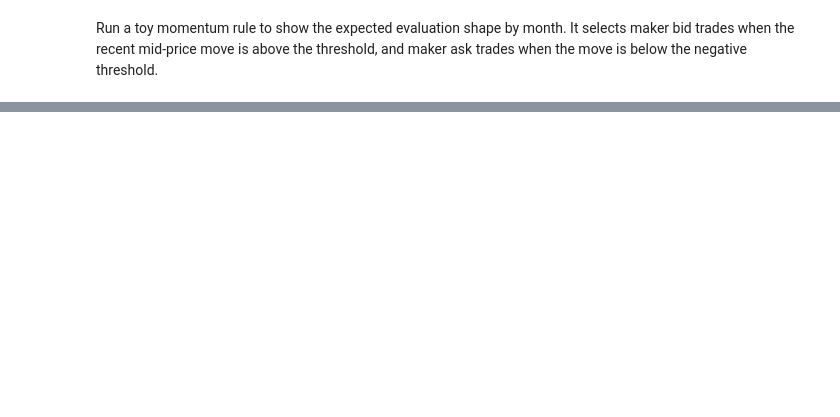
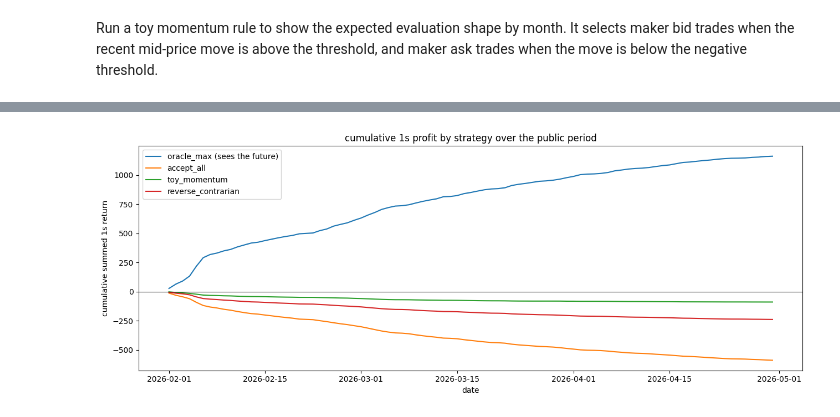
Before and after one commit to AntoineduFresne/crypto-market-making-ml, a Jupyter notebook: notebooks/starter_samples.ipynb, the cells around one changed output, grey strips where cells are left out. Cells and saved outputs as stored; diff of their text form; code cells hidden in the pictures; blank space fills up the shorter version.

Commit message:
Final solution: notebook (both problems), writeup, journal, trained models

```diff
--- a/notebooks/starter_samples.ipynb
+++ b/notebooks/starter_samples.ipynb
@@ -83,0 +436,98 @@ toy_strategy_stats(samples, threshold_bps=0.0)
+# %%
+# A few baselines before any model, just to know what I'm aiming at. The score of any rule is
+# the summed return over the trades it takes, sum_{x in A} pi(x), with pi(x) =
+# profit_1s_with_rebate. I build a few choices of the taken set A and compare their sums.
+import numpy as np
+import pandas as pd
+
+# pi(x) for every trade, as a plain numpy array (pulled once so the helper doesn't recopy millions of rows).
+ret_np    = samples["profit_1s_with_rebate"].to_numpy()
+# each trade's month label "YYYYMM" (first 6 chars of its "YYYYMMDD" date), used to group by month.
+month_arr = samples["date"].str[:6].to_numpy()
+
+# Helper: score one rule. Given a boolean mask A (take = True), group the taken trades by month
+# and report, per month: how many were taken, the summed return sum pi (the real score), the mean
+# return in bps (mean pi * 1e4), and the 90th percentile in bps. Same code scores every rule.
+def strategy_stats(selected_mask, name):
+    # force a numpy bool array so it can index ret_np / month_arr
+    m = np.asarray(selected_mask)
+    # the taken returns ret_np[m], grouped by their month month_arr[m]
+    g = pd.Series(ret_np[m]).groupby(month_arr[m])
+    out = pd.DataFrame({
+        "selected":      g.size(),                      # |A_month|: count of taken trades
+        "sum_profit_1s": g.sum(),                       # sum_{x in A_month} pi(x): the score
+        "avg_bps":       g.mean() * 1e4,                # mean pi over the month, *1e4 -> bps
+        "p90_bps":       g.quantile(0.9) * 1e4,         # 90th percentile of pi, *1e4 -> bps
+    }).reset_index(names="month")
+    # tag each row with the rule's name so several rules stack into one table
+    out.insert(0, "strategy", name)
+    return out
+
+# the one feature the starter hands me: SOL's mid drift over the second before the cutoff,
+# i.e. Delta(x) as a normalized return (the sol_mid_move_1s_bps of the toy-strategy note above).
+sig = samples["sol_mid_move_1s_bps"]
+# our maker side: dir = "bid" means our resting buy got hit (a long) (the agressor sell)
+is_bid = samples["dir"] == "bid"
+# dir = "ask" means our resting sell got hit (a short)
+is_ask = samples["dir"] == "ask"
+# momentum: take when the recent drift points our way (long after an up-move, short after a down-move)
+toy_sel = (is_bid & (sig > 0.0)) | (is_ask & (sig < 0.0))
+# contrarian: the exact opposite mask, only there to check momentum has the right sign
+rev_sel = (is_bid & (sig < 0.0)) | (is_ask & (sig > 0.0))
+# oracle: take exactly the winners, pi(x) > 0. This cheats (pi looks 1s ahead);
+oracle_sel = samples["profit_1s_with_rebate"] > 0
+
+# score the three rules and stack them, sorted by rule then month
+strat = pd.concat([
+    strategy_stats(oracle_sel, "oracle_max"),
+    strategy_stats(toy_sel, "toy_momentum"),
+    strategy_stats(rev_sel, "reverse_contrarian"),
+], ignore_index=True).sort_values(["strategy", "month"]).reset_index(drop=True)
+
+# total over the whole period for each rule (sum of its per-month sums).
+print("=== score ladder (total Feb-Apr) ===")
+# accept_all takes every trade, so its score is just the grand total sum_x pi(x)
+print(f"accept_all        : {ret_np.sum():12.3f}")
+# each rule's total = sum of its monthly sum_profit_1s, with the count it took
+for name, g in strat.groupby("strategy"):
+    print(f"{name:<18}: {g['sum_profit_1s'].sum():12.3f}   (selected {int(g['selected'].sum()):,})")
+
+# Same rules as a picture: each line is the running total of a rule's selected return, day by day.
+import matplotlib.pyplot as plt
+
+# map each row's date to an integer day index 0..88 (codes), and list the 89 unique dates
+codes, date_uniques = pd.factorize(samples["date"], sort=True)
+# the unique dates as a calendar x axis
+days = pd.to_datetime(date_uniques, format="%Y%m%d")
+# number of distinct days
+n_days = len(date_uniques)
+
+# equity curve of a rule: contrib_x = pi(x) if taken else 0, summed per day (bincount),
+# then accumulated across days (cumsum).
+def daily_cum(mask):
+    contrib = np.where(np.asarray(mask), ret_np, 0.0)
+    return np.bincount(codes, weights=contrib, minlength=n_days).cumsum()
+
+# the four rules to draw (accept_all = take everything = an all-True mask)
+strategies = {
+    "oracle_max (sees the future)": oracle_sel,
+    "accept_all":                   np.ones(len(samples), dtype=bool),
+    "toy_momentum":                 toy_sel,
+    "reverse_contrarian":           rev_sel,
+}
+fig, ax = plt.subplots(figsize=(13, 5))
+# one equity curve per rule
+for name, mask in strategies.items():
+    ax.plot(days, daily_cum(mask), lw=1.5, label=name)
+# break-even line at 0
+ax.axhline(0, color="black", lw=0.8)
+ax.set_title("cumulative 1s profit by strategy over the public period")
+ax.set_xlabel("date")
+ax.set_ylabel("cumulative summed 1s return")
+ax.legend(loc="upper left")
+plt.tight_layout()
+plt.show()
+
+# the per-month detail table
+strat
+# %% [output]
@@ -83,0 +539 @@ toy_strategy_stats(samples, threshold_bps=0.0)
+[figure, added]
```
Also changed, not shown: parts of 78 cells of this notebook, 8 other files.
